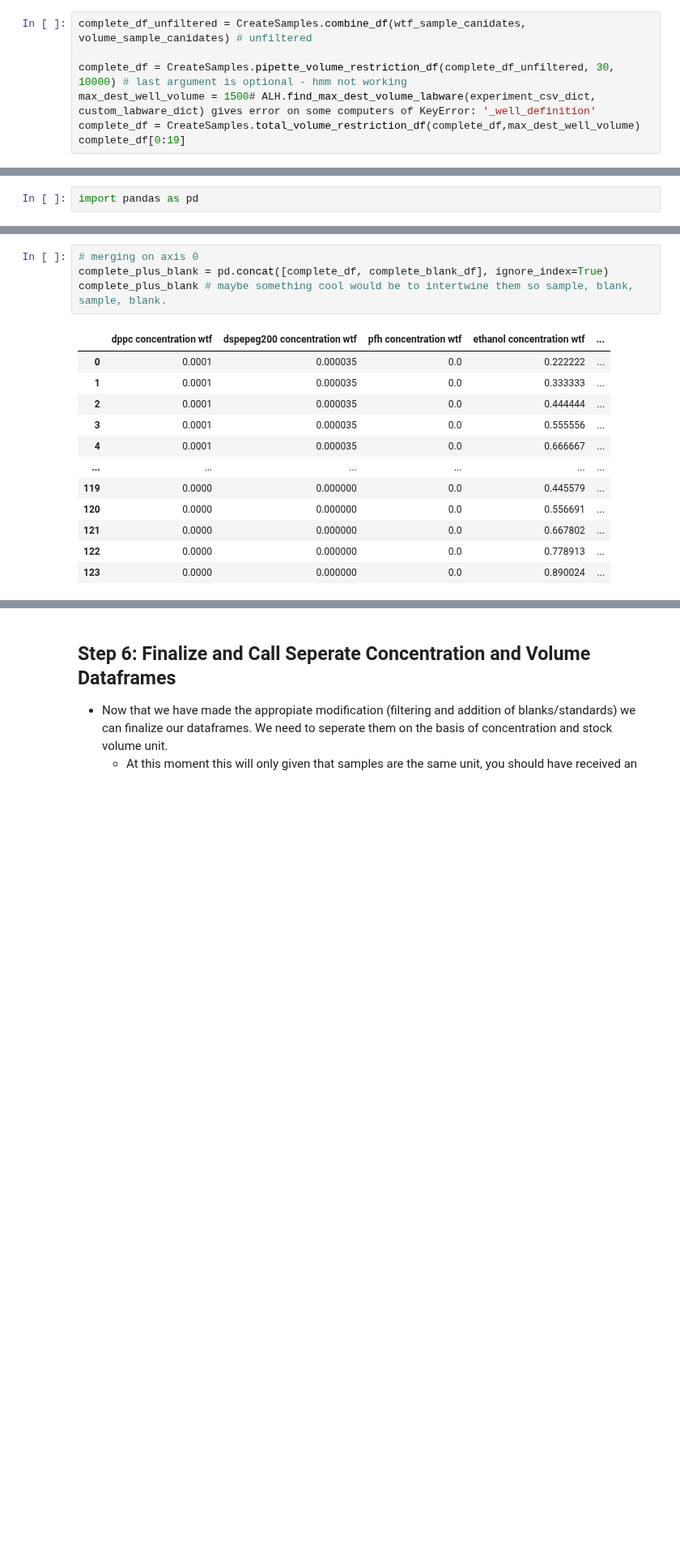
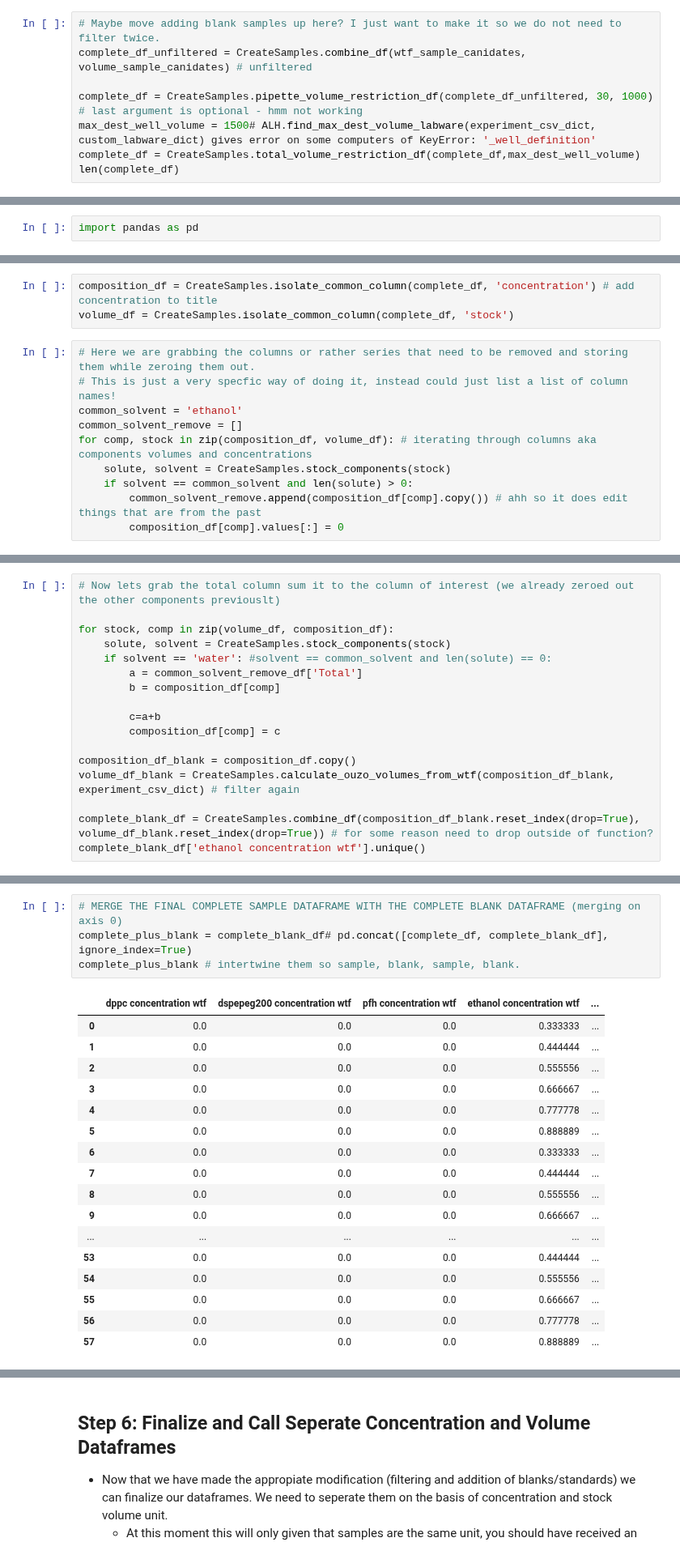
Before and after one commit to pozzo-research-group/OT2-DOE, a Jupyter notebook: PlanPrepareProcess/Plan and Execute Synthesis Notebook.ipynb, the cells around one changed output, grey strips where cells are left out. Shown at 81% size. Cells and saved outputs as stored; diff of their text form; blank space fills up the shorter version.

```diff
--- a/PlanPrepareProcess/Plan and Execute Synthesis Notebook.ipynb
+++ b/PlanPrepareProcess/Plan and Execute Synthesis Notebook.ipynb
@@ -103,10 +103,11 @@ volume_sample_canidates
    * *.multiplydf(n, df)* = Will multiply a data frame by n number of times. Useful when making one sample repeatadly.
        * add complete_df = pd.concat([complete_df]*1, ignore_index=True)
 # %%
+# Maybe move adding blank samples up here? I just want to make it so we do not need to filter twice.
 complete_df_unfiltered = CreateSamples.combine_df(wtf_sample_canidates, volume_sample_canidates) # unfiltered
 
-complete_df = CreateSamples.pipette_volume_restriction_df(complete_df_unfiltered, 30, 10000) # last argument is optional - hmm not working
+complete_df = CreateSamples.pipette_volume_restriction_df(complete_df_unfiltered, 30, 1000) # last argument is optional - hmm not working
 max_dest_well_volume = 1500# ALH.find_max_dest_volume_labware(experiment_csv_dict, custom_labware_dict) gives error on some computers of KeyError: '_well_definition'
 complete_df = CreateSamples.total_volume_restriction_df(complete_df,max_dest_well_volume)
-complete_df[0:19]
+len(complete_df)
 # %% [output]
@@ -197,0 +134,13 @@ complete_blank_df
+# %%
+composition_df = CreateSamples.isolate_common_column(complete_df, 'concentration') # add concentration to title
+volume_df = CreateSamples.isolate_common_column(complete_df, 'stock')
+# %%
+# Here we are grabbing the columns or rather series that need to be removed and storing them while zeroing them out.
+# This is just a very specfic way of doing it, instead could just list a list of column names!
+common_solvent = 'ethanol'
+common_solvent_remove = []
+for comp, stock in zip(composition_df, volume_df): # iterating through columns aka components volumes and concentrations
+    solute, solvent = CreateSamples.stock_components(stock)
+    if solvent == common_solvent and len(solute) > 0:
+        common_solvent_remove.append(composition_df[comp].copy()) # ahh so it does edit things that are from the past
+        composition_df[comp].values[:] = 0
@@ -197,0 +170,17 @@ complete_blank_df
+# %%
+# Now lets grab the total column sum it to the column of interest (we already zeroed out the other components previouslt)
+
+for stock, comp in zip(volume_df, composition_df):
+    solute, solvent = CreateSamples.stock_components(stock)
+    if solvent == 'water': #solvent == common_solvent and len(solute) == 0:
+        a = common_solvent_remove_df['Total']
+        b = composition_df[comp]
+
+        c=a+b
+        composition_df[comp] = c
+
+composition_df_blank = composition_df.copy()
+volume_df_blank = CreateSamples.calculate_ouzo_volumes_from_wtf(composition_df_blank, experiment_csv_dict) # filter again
+
+complete_blank_df = CreateSamples.combine_df(composition_df_blank.reset_index(drop=True), volume_df_blank.reset_index(drop=True)) # for some reason need to drop outside of function?
+complete_blank_df['ethanol concentration wtf'].unique()
@@ -198,17 +190,22 @@ complete_blank_df
 # %%
-# merging on axis 0
-complete_plus_blank = pd.concat([complete_df, complete_blank_df], ignore_index=True)
-complete_plus_blank # maybe something cool would be to intertwine them so sample, blank, sample, blank.
+# MERGE THE FINAL COMPLETE SAMPLE DATAFRAME WITH THE COMPLETE BLANK DATAFRAME (merging on axis 0)
+complete_plus_blank = complete_blank_df# pd.concat([complete_df, complete_blank_df], ignore_index=True)
+complete_plus_blank # intertwine them so sample, blank, sample, blank.
 # %% [output]
 |  | dppc concentration wtf | dspepeg200 concentration wtf | pfh concentration wtf | ethanol concentration wtf | ... |
-| 0 | 0.0001 | 0.000035 | 0.0 | 0.222222 | ... |
-| 1 | 0.0001 | 0.000035 | 0.0 | 0.333333 | ... |
-| 2 | 0.0001 | 0.000035 | 0.0 | 0.444444 | ... |
-| 3 | 0.0001 | 0.000035 | 0.0 | 0.555556 | ... |
-| 4 | 0.0001 | 0.000035 | 0.0 | 0.666667 | ... |
+| 0 | 0.0 | 0.0 | 0.0 | 0.333333 | ... |
+| 1 | 0.0 | 0.0 | 0.0 | 0.444444 | ... |
+| 2 | 0.0 | 0.0 | 0.0 | 0.555556 | ... |
+| 3 | 0.0 | 0.0 | 0.0 | 0.666667 | ... |
+| 4 | 0.0 | 0.0 | 0.0 | 0.777778 | ... |
+| 5 | 0.0 | 0.0 | 0.0 | 0.888889 | ... |
+| 6 | 0.0 | 0.0 | 0.0 | 0.333333 | ... |
+| 7 | 0.0 | 0.0 | 0.0 | 0.444444 | ... |
+| 8 | 0.0 | 0.0 | 0.0 | 0.555556 | ... |
+| 9 | 0.0 | 0.0 | 0.0 | 0.666667 | ... |
 | ... | ... | ... | ... | ... | ... |
-| 119 | 0.0000 | 0.000000 | 0.0 | 0.445579 | ... |
-| 120 | 0.0000 | 0.000000 | 0.0 | 0.556691 | ... |
-| 121 | 0.0000 | 0.000000 | 0.0 | 0.667802 | ... |
-| 122 | 0.0000 | 0.000000 | 0.0 | 0.778913 | ... |
-| 123 | 0.0000 | 0.000000 | 0.0 | 0.890024 | ... |
+| 53 | 0.0 | 0.0 | 0.0 | 0.444444 | ... |
+| 54 | 0.0 | 0.0 | 0.0 | 0.555556 | ... |
+| 55 | 0.0 | 0.0 | 0.0 | 0.666667 | ... |
+| 56 | 0.0 | 0.0 | 0.0 | 0.777778 | ... |
+| 57 | 0.0 | 0.0 | 0.0 | 0.888889 | ... |
```
Also changed, not shown: parts of 13 cells of this notebook.
